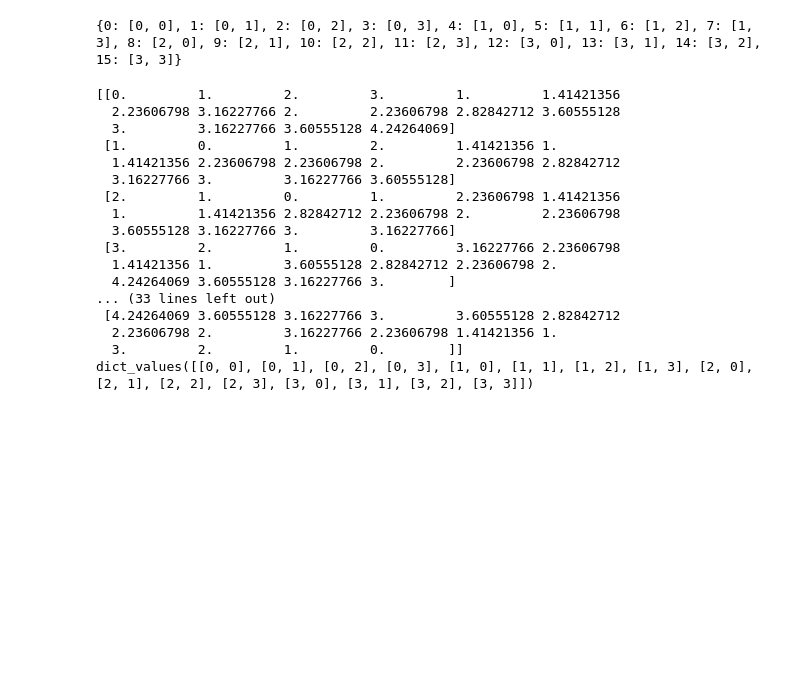
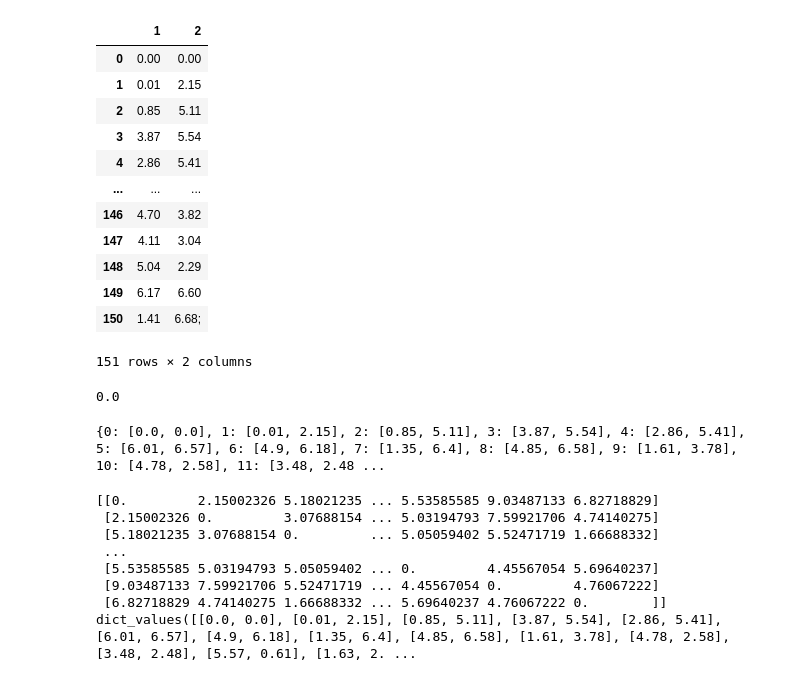
Before and after one commit to Ibra57/SOD324, a Jupyter notebook: main.ipynb, the cells around one changed output. Drawn from its saved outputs; the diff is of its cells as text; code cells hidden in the pictures; blank space fills up the shorter version.

```diff
--- a/main.ipynb
+++ b/main.ipynb
@@ -5,0 +5,19 @@ N =16
+# %%
+data = pd.read_csv('instance/captANOR150_7_4.dat',sep='\s+',header=None)
+data = data.drop(index=0)
+data = data.iloc[:,1:3]
+data.reset_index(drop=True)
+# %% [output]
+|  | 1 | 2 |
+| 0 | 0.00 | 0.00 |
+| 1 | 0.01 | 2.15 |
+| 2 | 0.85 | 5.11 |
+| 3 | 3.87 | 5.54 |
+| 4 | 2.86 | 5.41 |
+| ... | ... | ... |
+| 146 | 4.70 | 3.82 |
+| 147 | 4.11 | 3.04 |
+| 148 | 5.04 | 2.29 |
+| 149 | 6.17 | 6.60 |
+| 150 | 1.41 | 6.68; |
+151 rows × 2 columns
@@ -6,16 +30,20 @@ N =16
+# %%
+data.iloc[0,0]
+# %% [output]
+0.0
 # %%
-Rcapt = 5
-Rcom = 6
+Rcapt = 1
+Rcom = 1
 
 coord_target_dict = {}
-for i in range(0, 16):
-    coord_target_dict[i] = [i // 4 , i % 4 ]
+for i in range(0, N):
+    coord_target_dict[i] = [data.iloc[i,0],data.iloc[i,1]]
 
 print(coord_target_dict)
 list_capt = []
 list_target = np.arange(0, N)
 # %% [output]
-{0: [0, 0], 1: [0, 1], 2: [0, 2], 3: [0, 3], 4: [1, 0], 5: [1, 1], 6: [1, 2], 7: [1, 3], 8: [2, 0], 9: [2, 1], 10: [2, 2], 11: [2, 3], 12: [3, 0], 13: [3, 1], 14: [3, 2], 15: [3, 3]}
+{0: [0.0, 0.0], 1: [0.01, 2.15], 2: [0.85, 5.11], 3: [3.87, 5.54], 4: [2.86, 5.41], 5: [6.01, 6.57], 6: [4.9, 6.18], 7: [1.35, 6.4], 8: [4.85, 6.58], 9: [1.61, 3.78], 10: [4.78, 2.58], 11: [3.48, 2.48 ...
 # %%
 def dist_capt(coord1, coord2):
     return np.sqrt((coord1[0]-coord2[0])**2 + (coord1[1]-coord2[1])**2)
@@ -41,7 +69,6 @@ number_neighbors=[]
 
 
 
-
 for i in range(N):
 
     list_neighbors.append([])
@@ -49,28 +76,19 @@ for i in range(N):
     for (j,target_neigh) in enumerate(list_target):
 
         if i!=j:
-            if table_dist[i,j] <= 1.5:
+            if table_dist[i,j] <= Rcapt:
 
                 list_neighbors[i].append(target_neigh)
                 dist_neighbors[i].append(table_dist[i,j])
 # %% [output]
-[[0.         1.         2.         3.         1.         1.41421356
-  2.23606798 3.16227766 2.         2.23606798 2.82842712 3.60555128
-  3.         3.16227766 3.60555128 4.24264069]
- [1.         0.         1.         2.         1.41421356 1.
-  1.41421356 2.23606798 2.23606798 2.         2.23606798 2.82842712
-  3.16227766 3.         3.16227766 3.60555128]
- [2.         1.         0.         1.         2.23606798 1.41421356
-  1.         1.41421356 2.82842712 2.23606798 2.         2.23606798
-  3.60555128 3.16227766 3.         3.16227766]
- [3.         2.         1.         0.         3.16227766 2.23606798
-  1.41421356 1.         3.60555128 2.82842712 2.23606798 2.
-  4.24264069 3.60555128 3.16227766 3.        ]
-... (33 lines left out)
- [4.24264069 3.60555128 3.16227766 3.         3.60555128 2.82842712
-  2.23606798 2.         3.16227766 2.23606798 1.41421356 1.
-  3.         2.         1.         0.        ]]
-dict_values([[0, 0], [0, 1], [0, 2], [0, 3], [1, 0], [1, 1], [1, 2], [1, 3], [2, 0], [2, 1], [2, 2], [2, 3], [3, 0], [3, 1], [3, 2], [3, 3]])
+[[0.         2.15002326 5.18021235 ... 5.53585585 9.03487133 6.82718829]
+ [2.15002326 0.         3.07688154 ... 5.03194793 7.59921706 4.74140275]
+ [5.18021235 3.07688154 0.         ... 5.05059402 5.52471719 1.66688332]
+ ...
+ [5.53585585 5.03194793 5.05059402 ... 0.         4.45567054 5.69640237]
+ [9.03487133 7.59921706 5.52471719 ... 4.45567054 0.         4.76067222]
+ [6.82718829 4.74140275 1.66688332 ... 5.69640237 4.76067222 0.        ]]
+dict_values([[0.0, 0.0], [0.01, 2.15], [0.85, 5.11], [3.87, 5.54], [2.86, 5.41], [6.01, 6.57], [4.9, 6.18], [1.35, 6.4], [4.85, 6.58], [1.61, 3.78], [4.78, 2.58], [3.48, 2.48], [5.57, 0.61], [1.63, 2. ...
 # %%
 is_taken = dict.fromkeys(coord_target_dict.keys(), 0)
 is_taken[0] = 2
```
Also changed, not shown: parts of 24 cells of this notebook.
